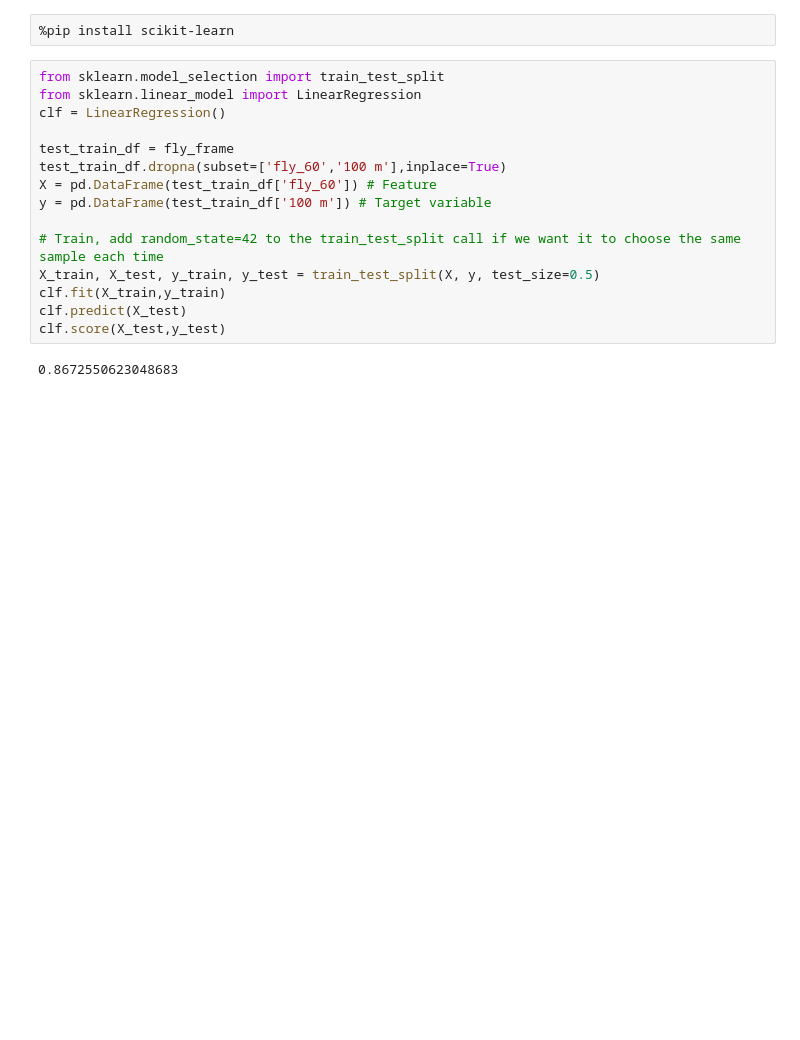
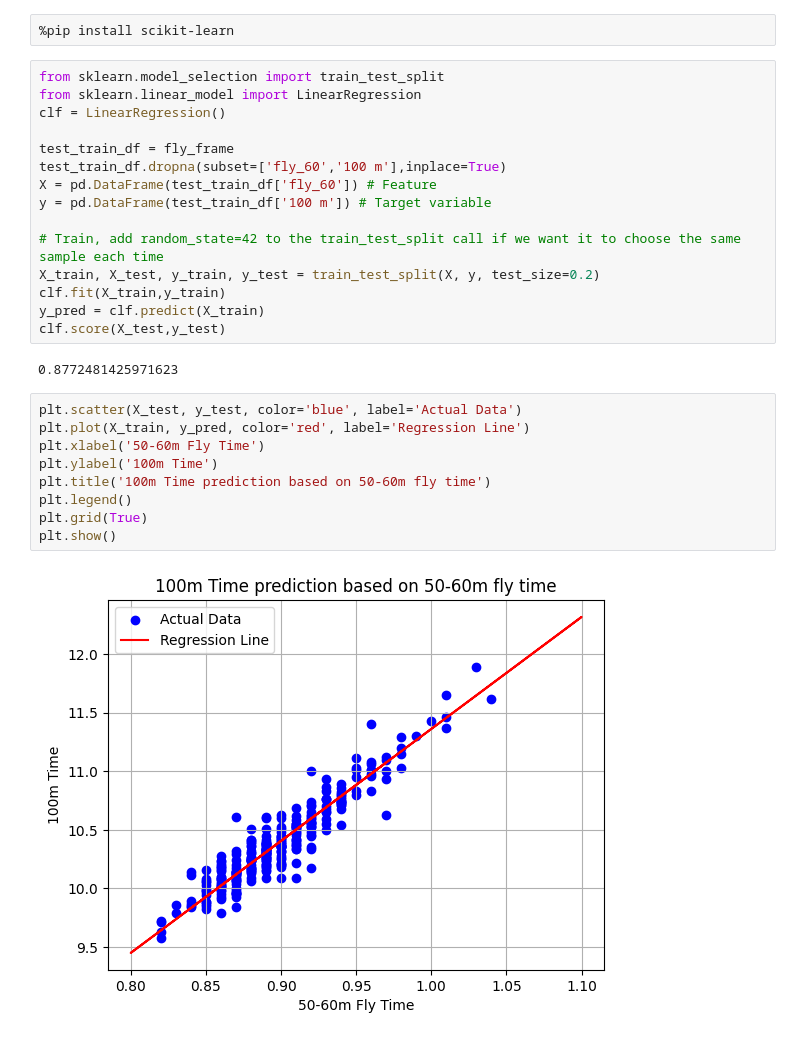
Before and after one commit to edrapac/TrackAndFieldAnalytics, a Jupyter notebook: TrackAnalytics.ipynb, the cells around one changed output. Drawn from its saved outputs; the diff is of its cells as text; blank space fills up the shorter version.

Commit message:
predictive analytics rock!

```diff
--- a/TrackAnalytics.ipynb
+++ b/TrackAnalytics.ipynb
@@ -504,9 +504,20 @@ X = pd.DataFrame(test_train_df['fly_60']) # Feature
 y = pd.DataFrame(test_train_df['100 m']) # Target variable
 
 # Train, add random_state=42 to the train_test_split call if we want it to choose the same sample each time
-X_train, X_test, y_train, y_test = train_test_split(X, y, test_size=0.5)
+X_train, X_test, y_train, y_test = train_test_split(X, y, test_size=0.2)
 clf.fit(X_train,y_train)
-clf.predict(X_test)
+y_pred = clf.predict(X_train)
 clf.score(X_test,y_test)
 # %% [output]
-0.8672550623048683
+0.8772481425971623
+# %%
+plt.scatter(X_test, y_test, color='blue', label='Actual Data')
+plt.plot(X_train, y_pred, color='red', label='Regression Line')
+plt.xlabel('50-60m Fly Time')
+plt.ylabel('100m Time')
+plt.title('100m Time prediction based on 50-60m fly time')
+plt.legend()
+plt.grid(True)
+plt.show()
+# %% [output]
+[figure, added]
```
